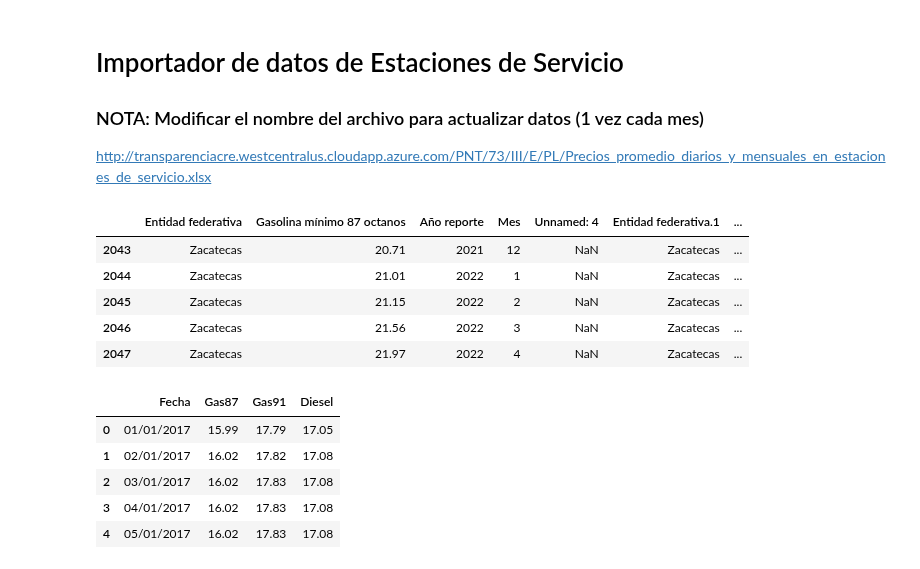
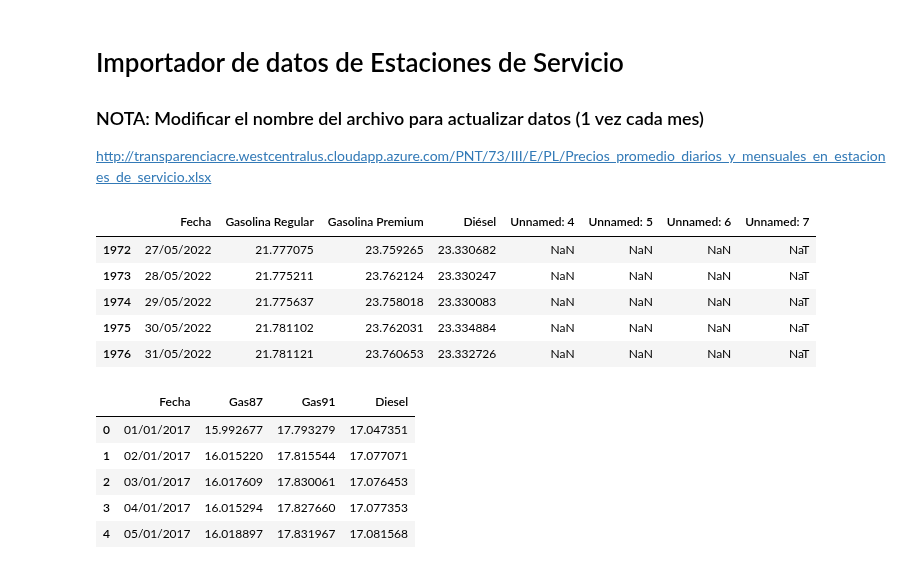
Before and after one commit to AnalyticsBoutique/Precios-en-EDS, a Jupyter notebook: EDS.ipynb, the cells around one changed output. Drawn from its saved outputs; the diff is of its cells as text; code cells hidden in the pictures.

```diff
--- a/EDS.ipynb
+++ b/EDS.ipynb
@@ -303,37 +303,37 @@ Gasolinerias_Precios.to_json('Data/Price_Stations.json', orient='table', date_fo
 http://transparenciacre.westcentralus.cloudapp.azure.com/PNT/73/III/E/PL/Precios_promedio_diarios_y_mensuales_en_estaciones_de_servicio.xlsx
 # %%
 #
-#PreciosPromedioMensuales = pd.read_excel( 'http://transparenciacre.westcentralus.cloudapp.azure.com/PNT/73/III/E/PL/Precios_promedio_diarios_y_mensuales_en_estaciones_de_servicio.xlsx',
-#                                          sheet_name = 'Cuadro 1.1', skiprows = 3 )
+PreciosPromedioMensuales = pd.read_excel( 'http://transparenciacre.westcentralus.cloudapp.azure.com/PNT/73/III/E/PL/Precios_promedio_diarios_y_mensuales_en_estaciones_de_servicio.xlsx',
+                                          sheet_name = 'Cuadro 1.1', skiprows = 3 )
 
 #PreciosPromedioMensuales.tail()
 
-PreciosPromedioMensuales = pd.read_csv('http://www.cre.gob.mx/da/PreciosPromedioMensuales.csv', encoding = 'latin-1',
-                              skiprows = 1)
+#PreciosPromedioMensuales = pd.read_csv('http://www.cre.gob.mx/da/PreciosPromedioMensuales.csv', encoding = 'latin-1',
+#                              skiprows = 1)
 
 PreciosPromedioMensuales.tail()
 # %% [output]
-|  | Entidad federativa | Gasolina mínimo 87 octanos | Año reporte | Mes | Unnamed: 4 | Entidad federativa.1 | ... |
-| 2043 | Zacatecas | 20.71 | 2021 | 12 | NaN | Zacatecas | ... |
-| 2044 | Zacatecas | 21.01 | 2022 | 1 | NaN | Zacatecas | ... |
-| 2045 | Zacatecas | 21.15 | 2022 | 2 | NaN | Zacatecas | ... |
-| 2046 | Zacatecas | 21.56 | 2022 | 3 | NaN | Zacatecas | ... |
-| 2047 | Zacatecas | 21.97 | 2022 | 4 | NaN | Zacatecas | ... |
+|  | Fecha | Gasolina Regular | Gasolina Premium | Diésel | Unnamed: 4 | Unnamed: 5 | Unnamed: 6 | Unnamed: 7 |
+| 1972 | 27/05/2022 | 21.777075 | 23.759265 | 23.330682 | NaN | NaN | NaN | NaT |
+| 1973 | 28/05/2022 | 21.775211 | 23.762124 | 23.330247 | NaN | NaN | NaN | NaT |
+| 1974 | 29/05/2022 | 21.775637 | 23.758018 | 23.330083 | NaN | NaN | NaN | NaT |
+| 1975 | 30/05/2022 | 21.781102 | 23.762031 | 23.334884 | NaN | NaN | NaN | NaT |
+| 1976 | 31/05/2022 | 21.781121 | 23.760653 | 23.332726 | NaN | NaN | NaN | NaT |
 # %%
 # Seleccionamos datos de la serie de precios promedio diario
-#Serie_Precios = PreciosPromedioMensuales[[ 'Fecha', 'Gasolina Regular', 'Gasolina Premium', 'Diésel']]
+Serie_Precios = PreciosPromedioMensuales[[ 'Fecha', 'Gasolina Regular', 'Gasolina Premium', 'Diésel']]
 
-#Serie_Precios = Serie_Precios.rename(columns = { 'Gasolina Regular':'Gas87', 'Gasolina Premium':'Gas91', 'Diésel':'Diesel' })
+Serie_Precios = Serie_Precios.rename(columns = { 'Gasolina Regular':'Gas87', 'Gasolina Premium':'Gas91', 'Diésel':'Diesel' })
 
 #Serie_Precios = Serie_Precios.dropna()
 
 
 # Seleccionamos datos de la serie de precios promedio diario
-Serie_Precios = PreciosPromedioMensuales[['FechaCalendario', 'Gasolina mínimo 87 octanos.1',
-                                          'Gasolina mínimo 91 octanos.1', 'Diésel.1']]
+#Serie_Precios = PreciosPromedioMensuales[['FechaCalendario', 'Gasolina mínimo 87 octanos.1',
+#                                          'Gasolina mínimo 91 octanos.1', 'Diésel.1']]
 
-Serie_Precios = Serie_Precios.rename(columns={ 'FechaCalendario':'Fecha', 'Gasolina mínimo 87 octanos.1':'Gas87',
-                                                  'Gasolina mínimo 91 octanos.1':'Gas91', 'Diésel.1':'Diesel' })
+#Serie_Precios = Serie_Precios.rename(columns={ 'FechaCalendario':'Fecha', 'Gasolina mínimo 87 octanos.1':'Gas87',
+#                                                  'Gasolina mínimo 91 octanos.1':'Gas91', 'Diésel.1':'Diesel' })
 
 Serie_Precios = Serie_Precios.dropna()
 
@@ -342,11 +342,11 @@ Serie_Precios = Serie_Precios.dropna()
 Serie_Precios.head()
 # %% [output]
 |  | Fecha | Gas87 | Gas91 | Diesel |
-| 0 | 01/01/2017 | 15.99 | 17.79 | 17.05 |
-| 1 | 02/01/2017 | 16.02 | 17.82 | 17.08 |
-| 2 | 03/01/2017 | 16.02 | 17.83 | 17.08 |
-| 3 | 04/01/2017 | 16.02 | 17.83 | 17.08 |
-| 4 | 05/01/2017 | 16.02 | 17.83 | 17.08 |
+| 0 | 01/01/2017 | 15.992677 | 17.793279 | 17.047351 |
+| 1 | 02/01/2017 | 16.015220 | 17.815544 | 17.077071 |
+| 2 | 03/01/2017 | 16.017609 | 17.830061 | 17.076453 |
+| 3 | 04/01/2017 | 16.015294 | 17.827660 | 17.077353 |
+| 4 | 05/01/2017 | 16.018897 | 17.831967 | 17.081568 |
 # %%
 # Convert to Datetime
 Serie_Precios["Fecha"] = pd.to_datetime( Serie_Precios["Fecha"], format = '%d/%m/%Y' )
```
Also changed, not shown: parts of 7 cells of this notebook, 2 other files.
